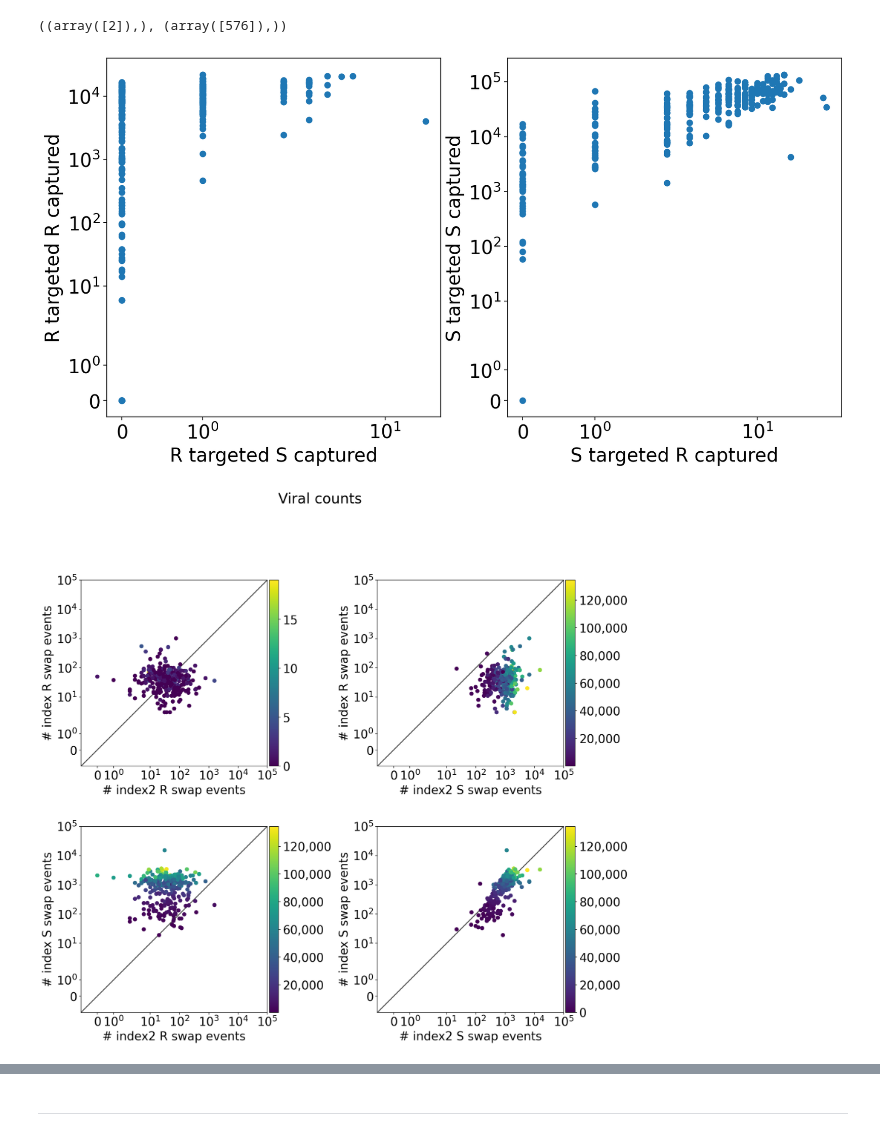
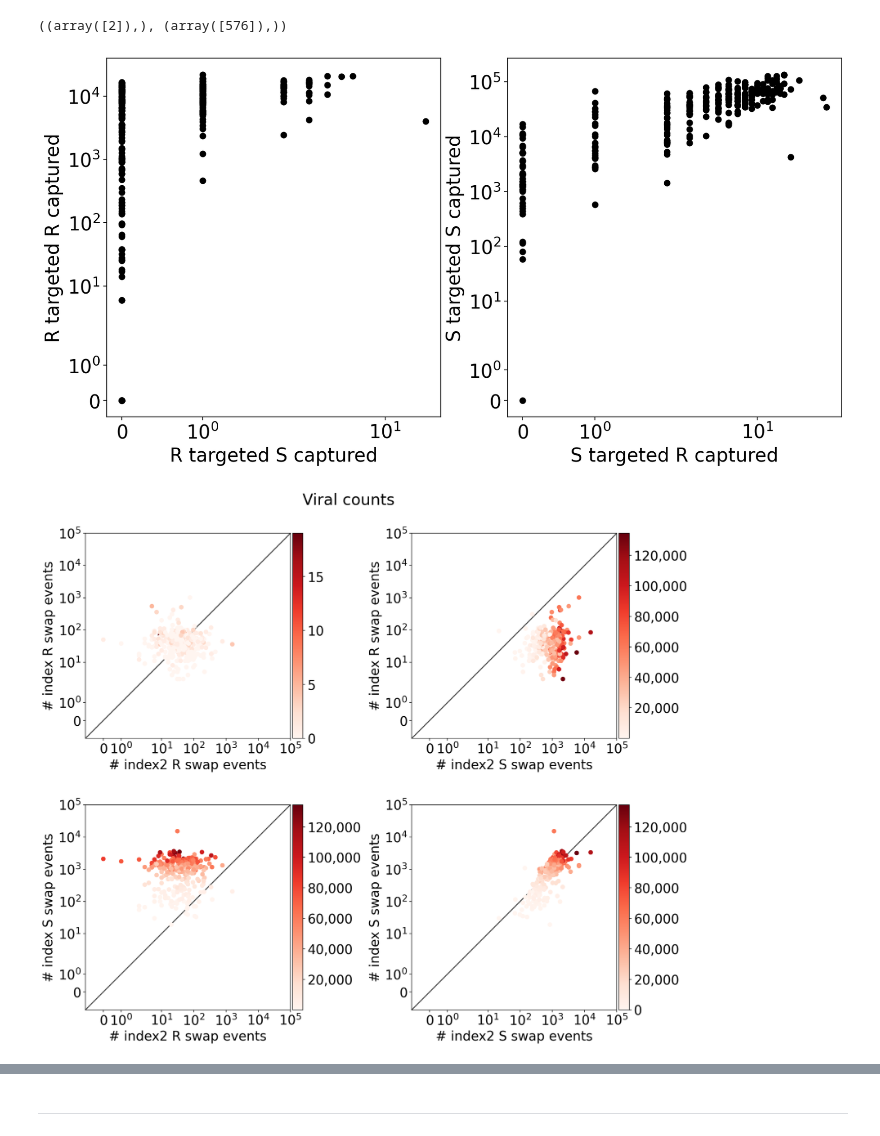
Before and after one commit to joshsbloom/swabseq, a Jupyter notebook: kb/notebooks/barcode_swapping.ipynb, the cells around one changed output, grey strips where cells are left out. Drawn from its saved outputs; the diff is of its cells as text; code cells hidden in the pictures.

Commit message:
modified plot styles

```diff
--- a/kb/notebooks/barcode_swapping.ipynb
+++ b/kb/notebooks/barcode_swapping.ipynb
@@ -275,7 +275,7 @@ fig, ax = plt.subplots(figsize=(14,7), ncols=2)
 x = np.diag(conf[0])[dir_mask][isr_mask]
 y = np.diag(conf[1])[dir_mask][isr_mask]
 
-ax[0].scatter(x, y)
+ax[0].scatter(x, y, color="k")
 
 kwd = {
     "yscale":"symlog",
@@ -288,7 +288,7 @@ ax[0].set(**kwd)
 x = np.diag(conf[1])[dir_mask][~isr_mask]
 y = np.diag(conf[0])[dir_mask][~isr_mask]
 
-ax[1].scatter(x, y)
+ax[1].scatter(x, y, color="k")
 
 kwd = {
     "yscale":"symlog",
@@ -300,4 +300,4 @@ ax[1].set(**kwd)
 
 fig.show()
 # %% [output]
-[figure, old version]
+[figure, new version]
@@ -324,7 +322,7 @@ off_1 = conf[0].sum(axis=1)[dir_mask] - diag
 fig, ax = plt.subplots(figsize=(15,15), ncols=2, nrows=2)
 fig.subplots_adjust(hspace=0.05, wspace=0.5)
 
-fig.suptitle("Viral counts")
+fig.suptitle("Viral counts", y=0.9)
 
 kwd = {
     "xscale": "symlog",
@@ -342,7 +340,7 @@ well_total = diag[isr_mask]
 x = off_0[isr_mask] # _0 is index2
 y = off_1[isr_mask] # _1 is index
 
-sc = loc.scatter(x, y, c=well_total)
+sc = loc.scatter(x, y, c=well_total, cmap="Reds")
 
 loc.set(**kwd)
 yex(loc)
@@ -356,7 +354,7 @@ well_total = diag[~isr_mask] + diag[isr_mask]
 x = off_0[~isr_mask]
 y = off_1[isr_mask]
 
-sc = loc.scatter(x, y, c=well_total)
+sc = loc.scatter(x, y, c=well_total, cmap="Reds")
 
 kwd.update({
     "xlabel": "# index2 S swap events",
@@ -375,38 +373,38 @@ well_total = diag[isr_mask] + diag[~isr_mask]
 x = off_0[isr_mask]
 y = off_1[~isr_mask]
 
-sc = loc.scatter(x, y, c=well_total)
+sc = loc.scatter(x, y, c=well_total, cmap="Reds")
 kwd.update({
     "xlabel": "# index2 R swap events",
     "ylabel": "# index S swap events"
     })
 loc.set(**kwd)
 
 yex(loc)
 cbar(sc, loc)
 
 ###############
 loc = ax[1, 1]
 
 well_total = diag[~isr_mask]
 
 x = off_0[~isr_mask]
 y = off_1[~isr_mask]
 
-sc = loc.scatter(x, y, c=well_total)
+sc = loc.scatter(x, y, c=well_total, cmap="Reds")
 
 kwd.update({
     "xlabel": "# index2 S swap events",
     "ylabel": "# index S swap events"
     })
 loc.set(**kwd)
 
 yex(loc)
 cbar(sc, loc)
 
 fig.show()
 # %% [output]
-[figure, old version]
+[figure, new version]
 # %%
 def fmt(s, pos):
   x = int(s)
```
Also changed, not shown: parts of 2 cells of this notebook.
